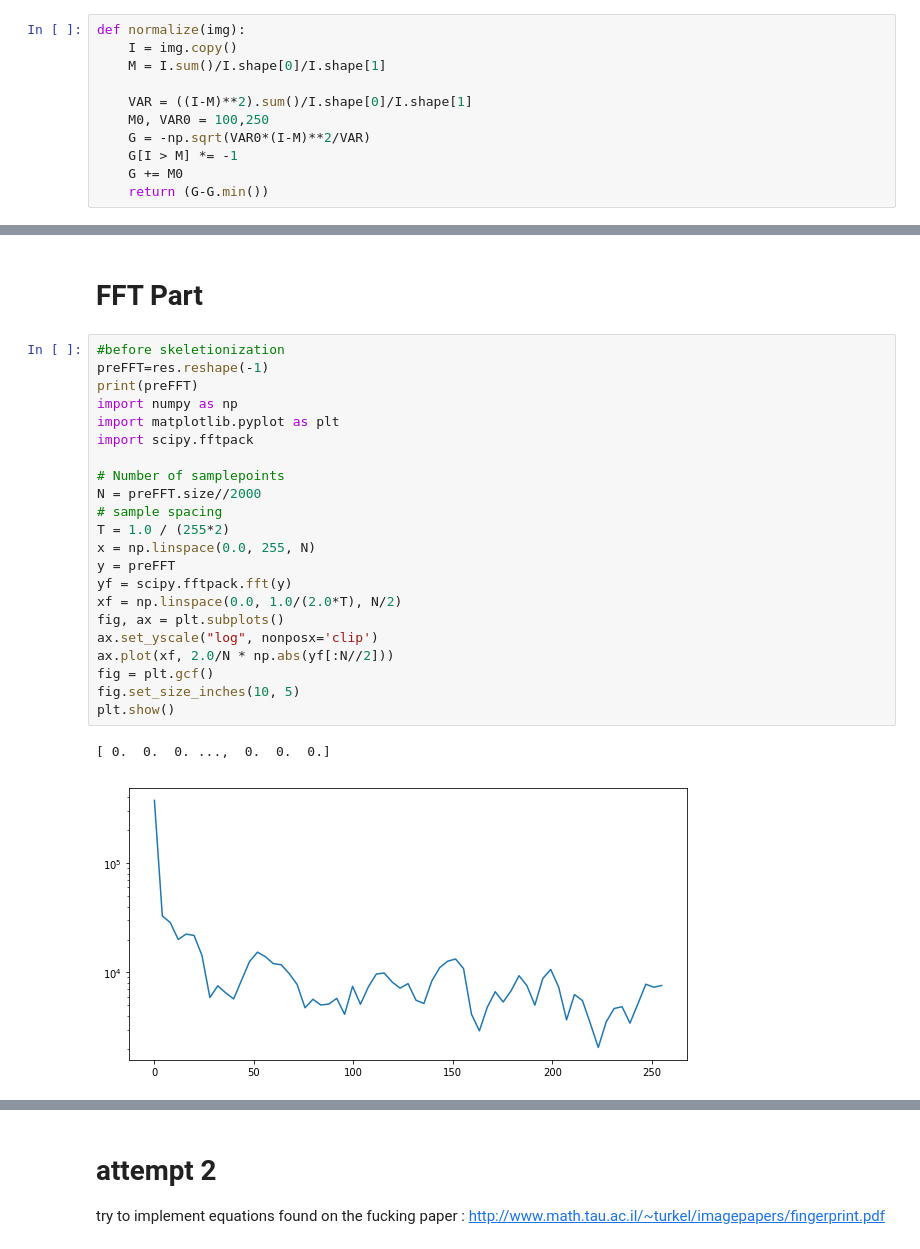
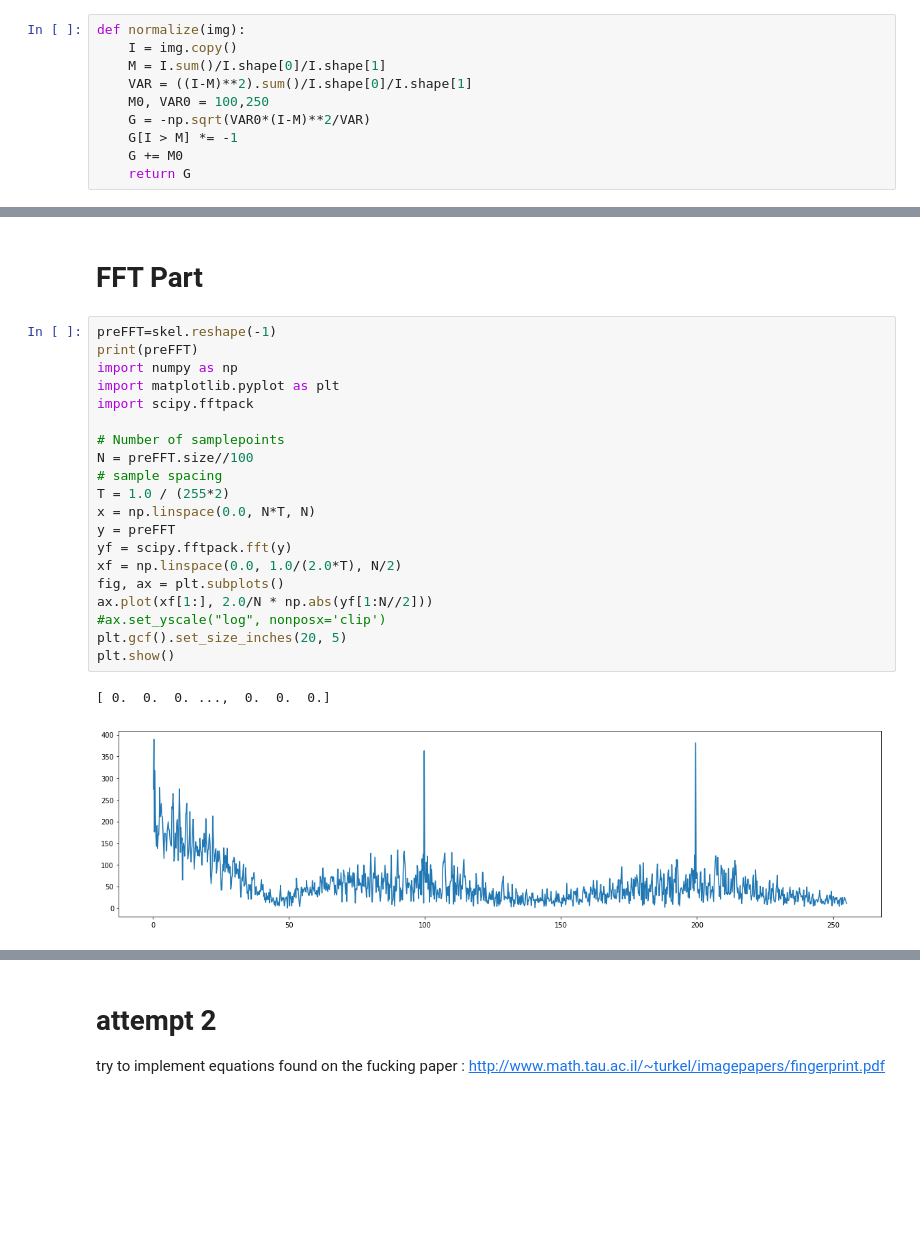
Before and after one commit to SSripilaipong/TimeSeries_mid, a Jupyter notebook: try_opencv.ipynb, the cells around one changed output, grey strips where cells are left out. Saved outputs shown, nothing was run; the diff lists cells and outputs as text; blank space fills up the shorter version.

```diff
--- a/try_opencv.ipynb
+++ b/try_opencv.ipynb
@@ -57,13 +60,12 @@ def get_load_data_func(data_root='data/'):
 def normalize(img):
     I = img.copy()
     M = I.sum()/I.shape[0]/I.shape[1]
-
     VAR = ((I-M)**2).sum()/I.shape[0]/I.shape[1]
     M0, VAR0 = 100,250
     G = -np.sqrt(VAR0*(I-M)**2/VAR)
     G[I > M] *= -1
     G += M0
-    return (G-G.min())
+    return G
 # %%
 data_path = 'data/' # which contains folders figs_1, figs_2, figs_3 and so on
 load_data = get_load_data_func(data_path)
@@ -136,27 +137,25 @@ plt.imshow(skel, cmap='gray')
 # %% [markdown]
 # FFT Part
 # %%
-#before skeletionization
-preFFT=res.reshape(-1)
+preFFT=skel.reshape(-1)
 print(preFFT)
 import numpy as np
 import matplotlib.pyplot as plt
 import scipy.fftpack
 
 # Number of samplepoints
-N = preFFT.size//2000
+N = preFFT.size//100
 # sample spacing
 T = 1.0 / (255*2)
-x = np.linspace(0.0, 255, N)
+x = np.linspace(0.0, N*T, N)
 y = preFFT
 yf = scipy.fftpack.fft(y)
 xf = np.linspace(0.0, 1.0/(2.0*T), N/2)
 fig, ax = plt.subplots()
-ax.set_yscale("log", nonposx='clip')
-ax.plot(xf, 2.0/N * np.abs(yf[:N//2]))
-fig = plt.gcf()
-fig.set_size_inches(10, 5)
+ax.plot(xf[1:], 2.0/N * np.abs(yf[1:N//2]))
+#ax.set_yscale("log", nonposx='clip')
+plt.gcf().set_size_inches(20, 5)
 plt.show()
 # %% [output]
 [ 0.  0.  0. ...,  0.  0.  0.]
-[figure, old version]
+[figure, new version]
```
Also changed, not shown: parts of 7 cells of this notebook.
